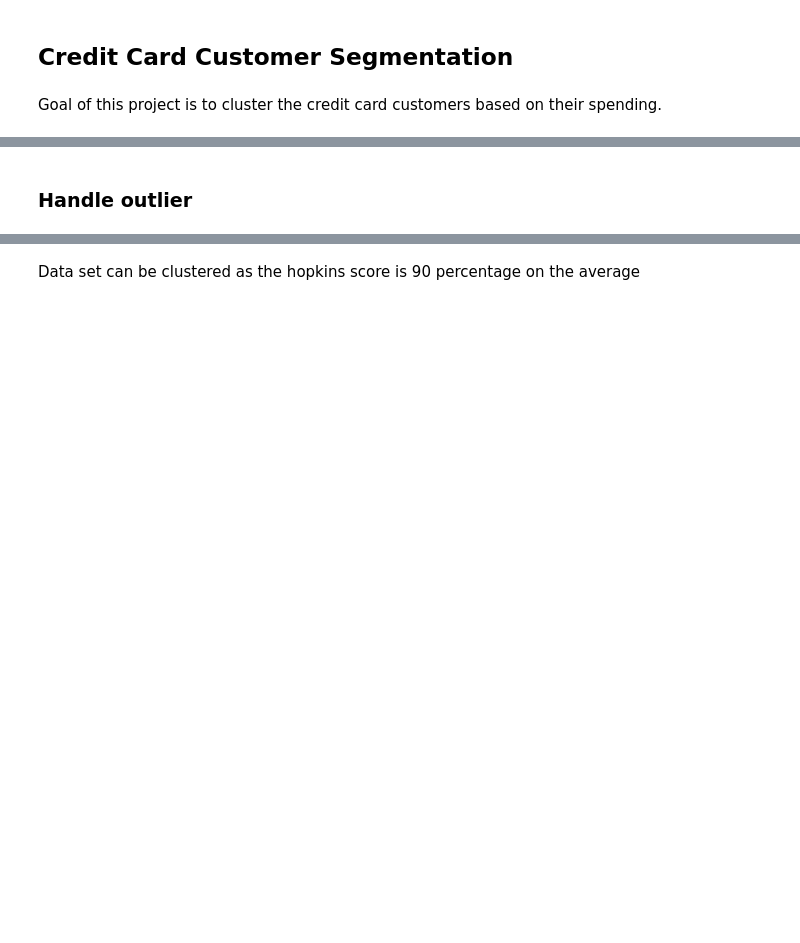
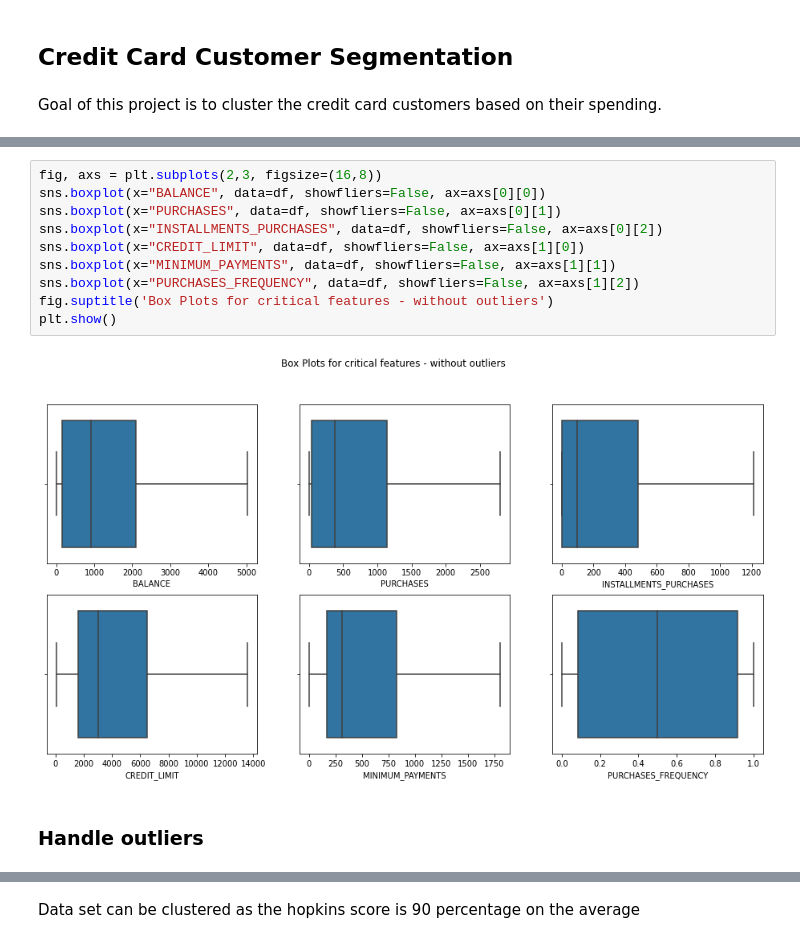
Before and after one commit to chandu85/Data_Science_Portfolio, a Jupyter notebook: Project 8 - Credit Card Customer Segmentation/CreditCardSegmentation.ipynb, the cells around one changed output, grey strips where cells are left out. Saved outputs shown, nothing was run; the diff lists cells and outputs as text; blank space fills up the shorter version.

```diff
--- a/Project 8 - Credit Card Customer Segmentation/CreditCardSegmentation.ipynb
+++ b/Project 8 - Credit Card Customer Segmentation/CreditCardSegmentation.ipynb
@@ -86,3 +84,15 @@ plt.show()
+# %%
+fig, axs = plt.subplots(2,3, figsize=(16,8))
+sns.boxplot(x="BALANCE", data=df, showfliers=False, ax=axs[0][0])
+sns.boxplot(x="PURCHASES", data=df, showfliers=False, ax=axs[0][1])
+sns.boxplot(x="INSTALLMENTS_PURCHASES", data=df, showfliers=False, ax=axs[0][2])
+sns.boxplot(x="CREDIT_LIMIT", data=df, showfliers=False, ax=axs[1][0])
+sns.boxplot(x="MINIMUM_PAYMENTS", data=df, showfliers=False, ax=axs[1][1])
+sns.boxplot(x="PURCHASES_FREQUENCY", data=df, showfliers=False, ax=axs[1][2])
+fig.suptitle('Box Plots for critical features - without outliers')
+plt.show()
+# %% [output]
+[figure, added]
 # %% [markdown]
-### Handle outlier
+### Handle outliers
 # %%
```
Also changed, not shown: parts of 26 cells of this notebook, 3 other files.
